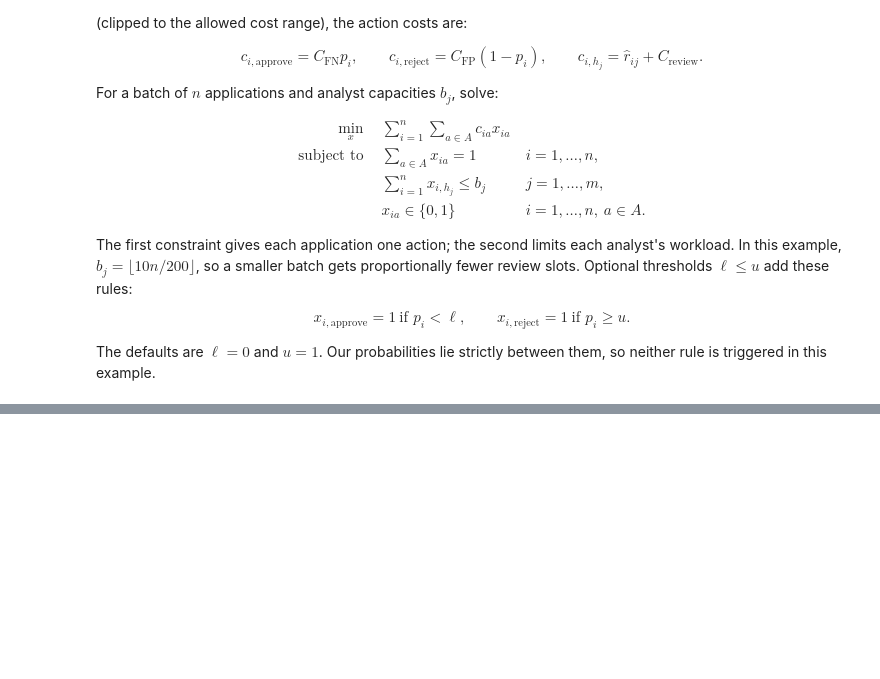
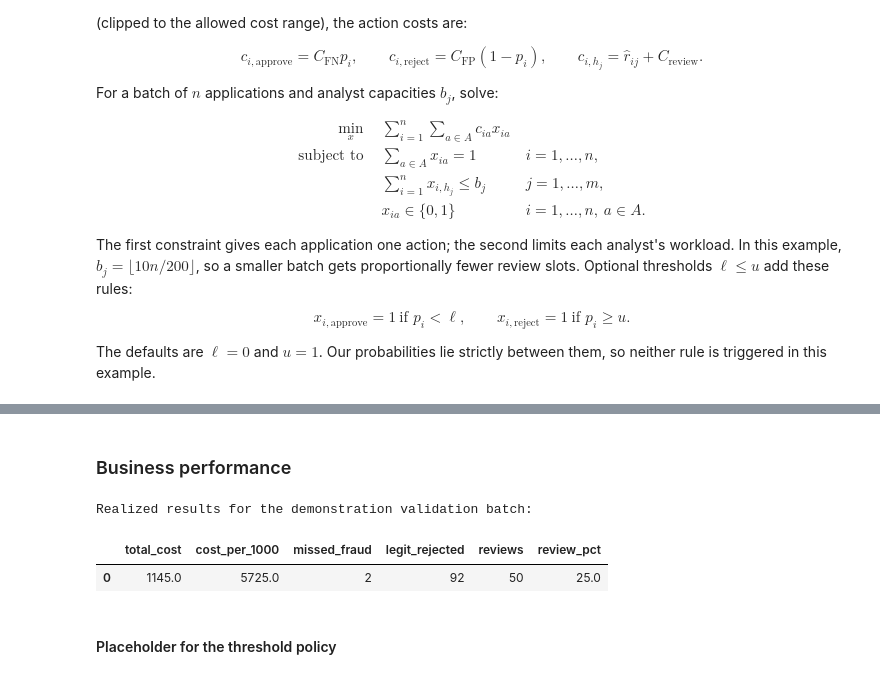
Before and after one commit to mohamadre3a/OptiFraud, a Jupyter notebook: Fraud_optimize_AI.ipynb, the cells around one changed output, grey strips where cells are left out. Drawn from its saved outputs; the diff is of its cells as text; code cells hidden in the pictures; blank space fills up the shorter version.

```diff
--- a/Fraud_optimize_AI.ipynb
+++ b/Fraud_optimize_AI.ipynb
@@ -538,0 +714,57 @@ GurobiError: License expired 2025-09-04
+# %% [markdown]
+### Business performance
+# %%
+def evaluate(actions, truth, analyst_decisions):
+
+    # Automatic rejection = 1; automatic approval = 0.
+    final_decision = (actions == 1).astype(int)
+
+    reviewed = actions >= 2
+    reviewed_rows = np.flatnonzero(reviewed)
+
+    # Use the recorded decision of the assigned analyst.
+    final_decision[reviewed_rows] = analyst_decisions[
+        reviewed_rows,
+        actions[reviewed_rows] - 2,
+    ]
+
+    missed_fraud = int(
+        ((truth == 1) & (final_decision == 0)).sum()
+    )
+
+    legit_rejected = int(
+        ((truth == 0) & (final_decision == 1)).sum()
+    )
+
+    reviews = int(reviewed.sum())
+
+    total_cost = (
+        C_FN * missed_fraud
+        + C_FP * legit_rejected
+        + C_REVIEW * reviews
+    )
+
+    return {
+        "total_cost": total_cost,
+        "cost_per_1000": total_cost / len(truth) * 1000,
+        "missed_fraud": missed_fraud,
+        "legit_rejected": legit_rejected,
+        "reviews": reviews,
+        "review_pct": 100 * reviews / len(truth),
+    }
+
+
+demo_metrics = evaluate(
+    demo_actions,
+    y["validation"][:demo_n],
+    H["validation"][:demo_n],
+)
+
+print("Realized results for the demonstration validation batch:")
+display(pd.DataFrame([demo_metrics]).round(2))
+# %% [output]
+Realized results for the demonstration validation batch:
+|  | total_cost | cost_per_1000 | missed_fraud | legit_rejected | reviews | review_pct |
+| 0 | 1145.0 | 5725.0 | 2 | 92 | 50 | 25.0 |
+# %% [markdown]
+#### Placeholder for the threshold policy
```
Also changed, not shown: parts of 11 cells of this notebook, 6 other files.
